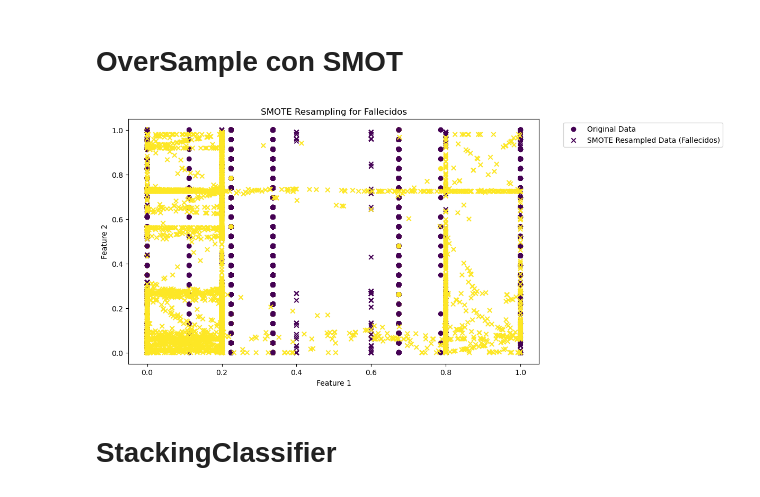
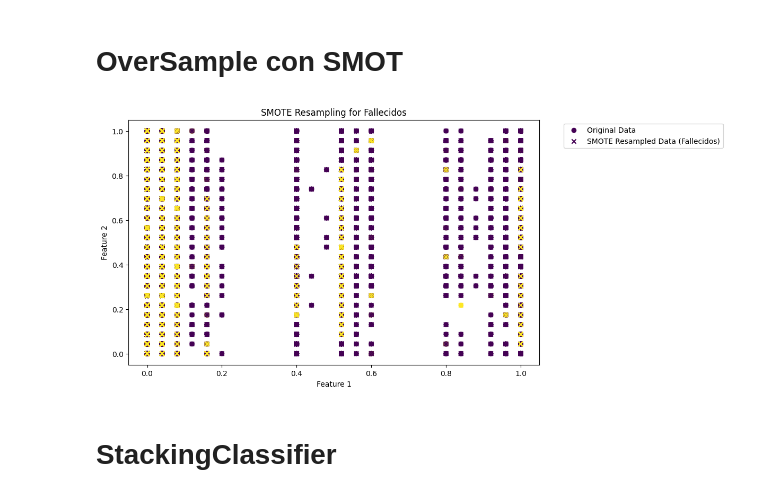
Before and after one commit to FelipeQuinones/Accidentes, a Jupyter notebook: notebooks/AccStacking.ipynb, the cells around one changed output. Drawn from its saved outputs; the diff is of its cells as text; code cells hidden in the pictures.

Commit message:
changed smote to smotenc in stacking notebook

```diff
--- a/notebooks/AccStacking.ipynb
+++ b/notebooks/AccStacking.ipynb
@@ -144,33 +122,38 @@ X_resampled_leves, y_resampled_leves = smote_leves.fit_resample(X, df_severity['
 X_train_leves, X_test_leves, y_train_leves, y_test_leves = train_test_split(X_resampled_leves, y_resampled_leves, test_size=0.3)
 # %%
-smote_menos_graves = SMOTE(sampling_strategy='auto', random_state=42, k_neighbors=5)
+smote_menos_graves = SMOTENC(categorical_features=[0, 1, 2, 3, 4, 5, 6])
 X_resampled_menos_graves, y_resampled_menos_graves = smote_menos_graves.fit_resample(X, df_severity['Menos_Grav'])
+X_resampled_menos_graves = min_max_scaler.fit_transform(X_resampled_menos_graves)
 X_train_menos_graves, X_test_menos_graves, y_train_menos_graves, y_test_menos_graves = train_test_split(X_resampled_menos_graves, y_resampled_menos_graves, test_size=0.3)
 # %%
-smote_graves = SMOTE(sampling_strategy='auto', random_state=42, k_neighbors=5)
+smote_graves = SMOTENC(categorical_features=[0, 1, 2, 3, 4, 5, 6])
 X_resampled_graves, y_resampled_graves = smote_graves.fit_resample(X, df_severity['Graves'])
+X_resampled_graves = min_max_scaler.fit_transform(X_resampled_graves)
 X_train_graves, X_test_graves, y_train_graves, y_test_graves = train_test_split(X_resampled_graves, y_resampled_graves, test_size=0.3)
 # %%
-smote_fallecidos = SMOTE(sampling_strategy='auto', random_state=42, k_neighbors=5)
+smote_fallecidos = SMOTENC(categorical_features=[0, 1, 2, 3, 4, 5, 6])
 X_resampled_fallecidos, y_resampled_fallecidos = smote_fallecidos.fit_resample(X, df_severity['Fallecidos'])
+X_resampled_fallecidos = min_max_scaler.fit_transform(X_resampled_fallecidos)
 X_train_fallecidos, X_test_fallecidos, y_train_fallecidos, y_test_fallecidos = train_test_split(X_resampled_fallecidos, y_resampled_fallecidos, test_size=0.3)
+# %%
+X = min_max_scaler.fit_transform(X)
 # %%
 # Plot the SMOTE results for Fallecidos
 plt.figure(figsize=(10, 6))
 
 # Plot the original data
-plt.scatter(X[:, 3], X[:, 7], c=df_severity['Fallecidos'], cmap='viridis', label='Original Data')
+plt.scatter(X[:, 5], X[:, 7], c=df_severity['Fallecidos'], cmap='viridis', label='Original Data')
 
 # Plot the resampled data for Fallecidos
-plt.scatter(X_resampled_fallecidos[:, 0], X_resampled_fallecidos[:, 1], c=y_resampled_fallecidos, cmap='viridis', marker='x', label='SMOTE Resampled Data (Fallecidos)')
+plt.scatter(X_resampled_fallecidos[:, 5], X_resampled_fallecidos[:, 7], c=y_resampled_fallecidos, cmap='viridis', marker='x', label='SMOTE Resampled Data (Fallecidos)')
 
 plt.xlabel('Feature 1')
 plt.ylabel('Feature 2')
 plt.title('SMOTE Resampling for Fallecidos')
 plt.legend(bbox_to_anchor=(1.05, 1), loc='upper left')
 plt.show()
 # %% [output]
-[figure, old version]
+[figure, new version]
 # %% [markdown]
 # StackingClassifier
 # %% [markdown]
```
Also changed, not shown: parts of 16 cells of this notebook.
